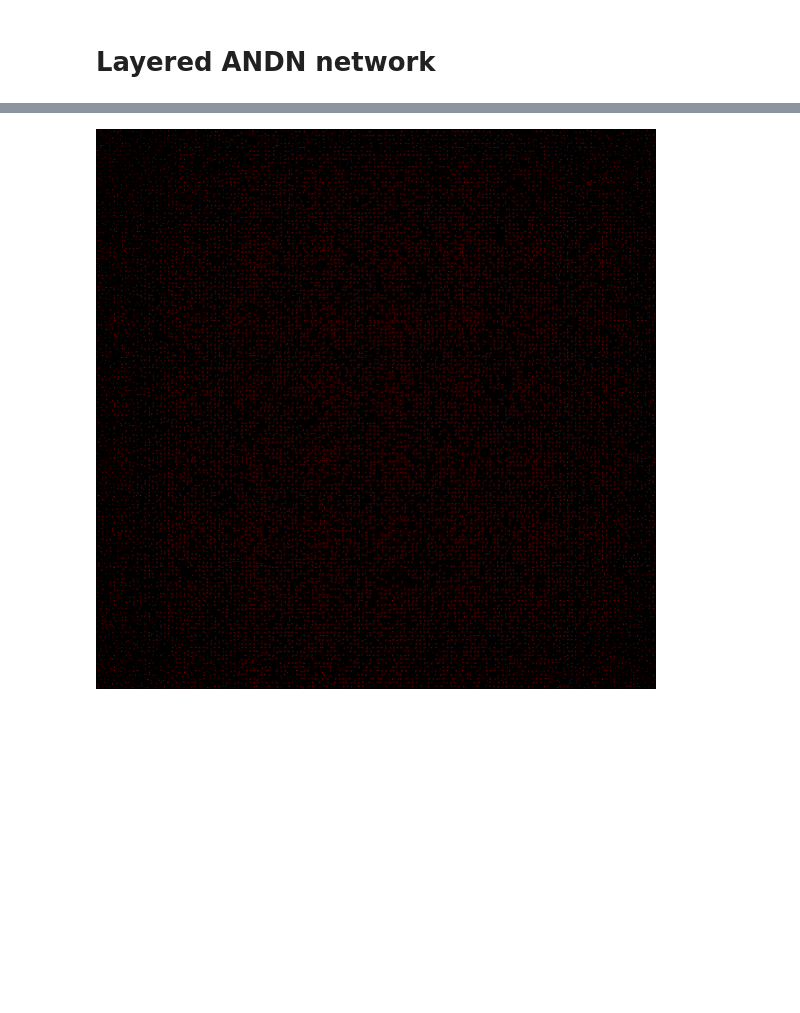
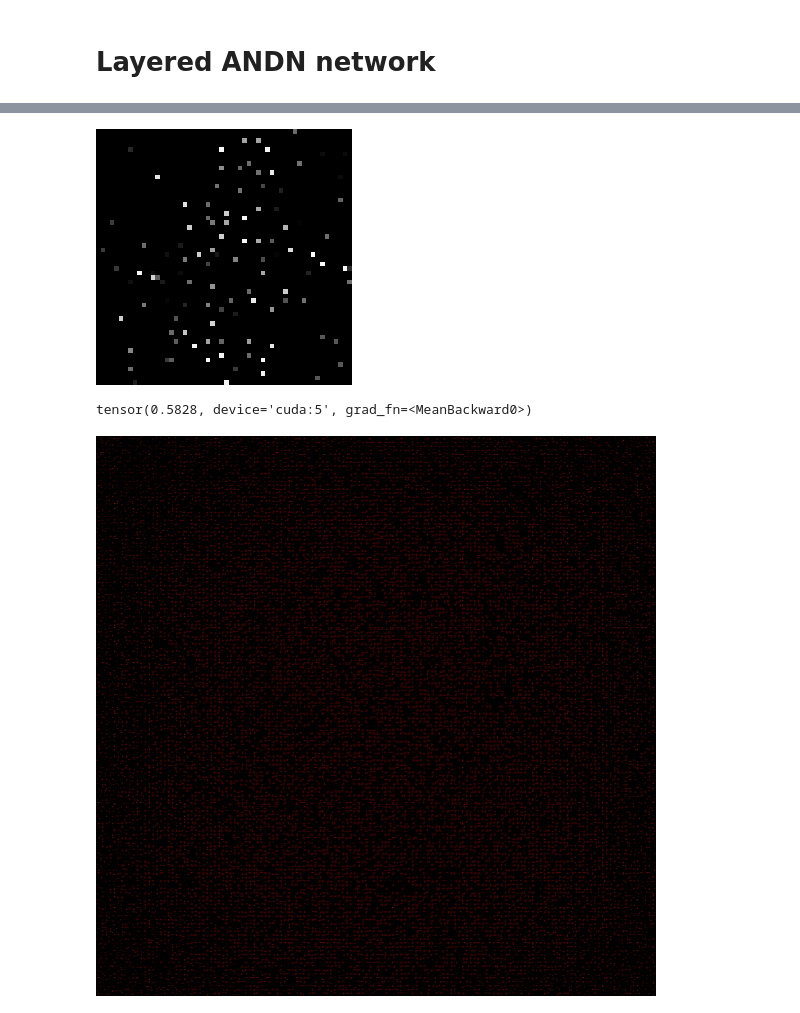
Before and after one commit to anatoli-starostin/spiky, a Jupyter notebook: workbooks/andn-lut.ipynb, the cells around one changed output, grey strips where cells are left out. Saved outputs shown, nothing was run; the diff lists cells and outputs as text; code cells hidden in the pictures; blank space fills up the shorter version.

```diff
--- a/workbooks/andn-lut.ipynb
+++ b/workbooks/andn-lut.ipynb
@@ -389,8 +580,8 @@ ANDNNet(
 # %%
-optimizer = optim.Adam(layered_andn_net.parameters(), lr=0.001)
+optimizer = optim.Adam(layered_andn_net.parameters(), lr=0.0001)
 
 loss_func = nn.CrossEntropyLoss()
-for epoch in range(16):
+for epoch in range(32):
     layered_andn_net.train()
     train_loader = torch.utils.data.DataLoader(mnist_train_dataset, batch_size=64, shuffle=True)
     correct = 0
@@ -435,3 +627,14 @@ Epoch 16 Train/test accuracy: 99.22/97.49
+# %%
+l = layered_andn_net.layer1(example_data.unsqueeze(1))[0]
+to_pil_image(l).resize(
+    [256, 256], Image.NEAREST
+)
+# %% [output]
+[figure, added]
+# %%
+l.mean()
+# %% [output]
+tensor(0.5828, device='cuda:5', grad_fn=<MeanBackward0>)
 # %%
 from spiky.util.visual_helpers import grayscale_to_red_and_blue
 
```
Also changed, not shown: parts of 44 cells of this notebook.
